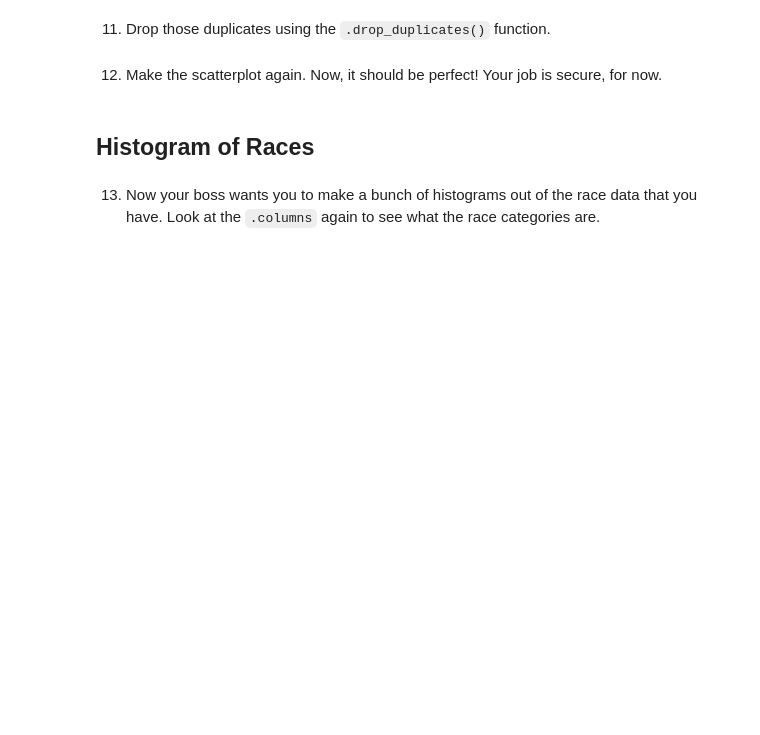
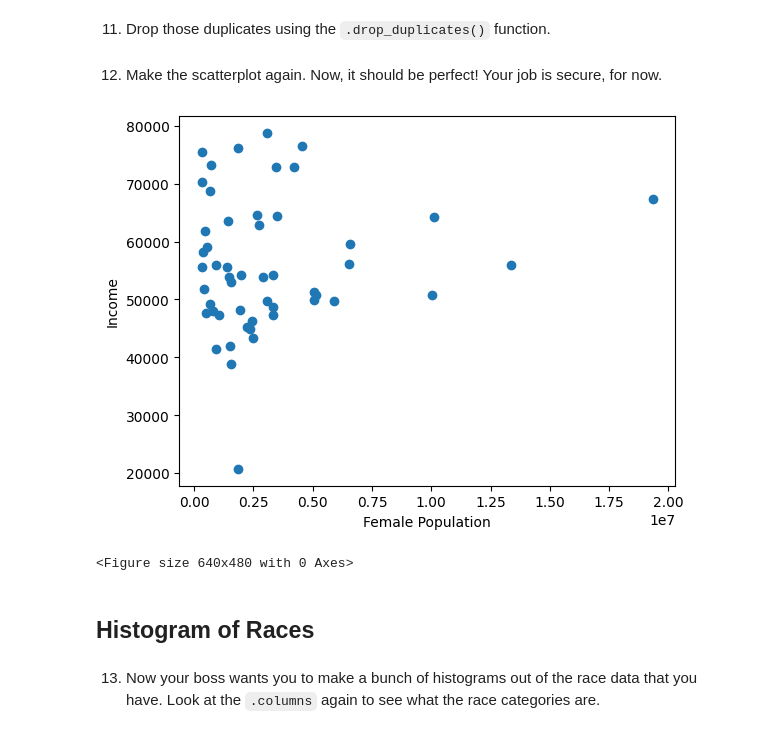
Before and after one commit to Maxrio9/Python-Data-Science, a Jupyter notebook: data_cleanup_project/Cleaning US Census Data.ipynb, the cells around one changed output. Cells and saved outputs as stored; diff of their text form; code cells hidden in the pictures; blank space fills up the shorter version.

```diff
--- a/data_cleanup_project/Cleaning US Census Data.ipynb
+++ b/data_cleanup_project/Cleaning US Census Data.ipynb
@@ -76,7 +200,18 @@ import matplotlib.pyplot as plt
 # %% [markdown]
 11. Drop those duplicates using the `.drop_duplicates()` function.
+# %%
+us_census = us_census.drop_duplicates(subset = "State")
 # %% [markdown]
 12. Make the scatterplot again. Now, it should be perfect! Your job is secure, for now.
+# %%
+plt.scatter(us_census.FemalePop, us_census.Income)
+plt.xlabel("Female Population")
+plt.ylabel("Income")
+plt.show()
+plt.clf()
+# %% [output]
+[figure, added]
+<Figure size 640x480 with 0 Axes>
 # %% [markdown]
 ## Histogram of Races
 # %% [markdown]
```
Also changed, not shown: parts of 14 cells of this notebook.
